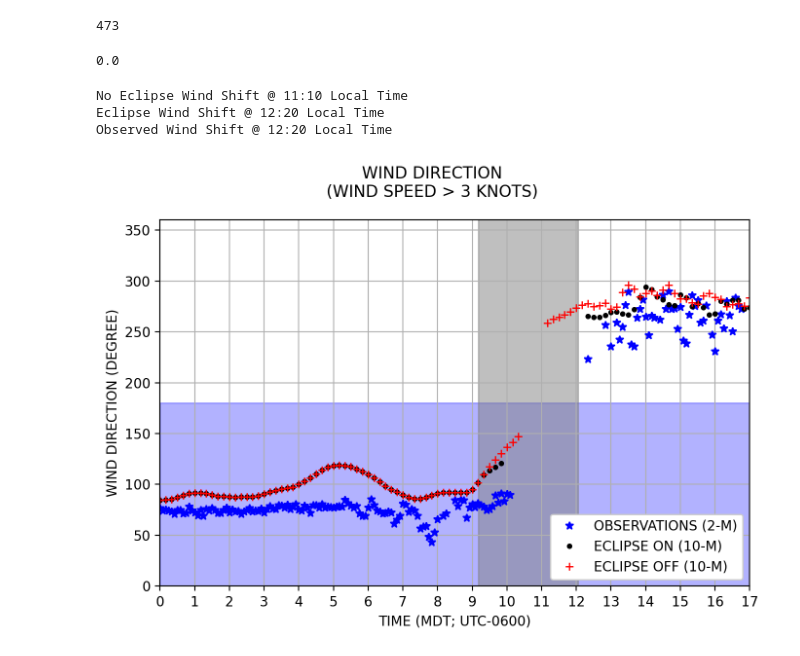
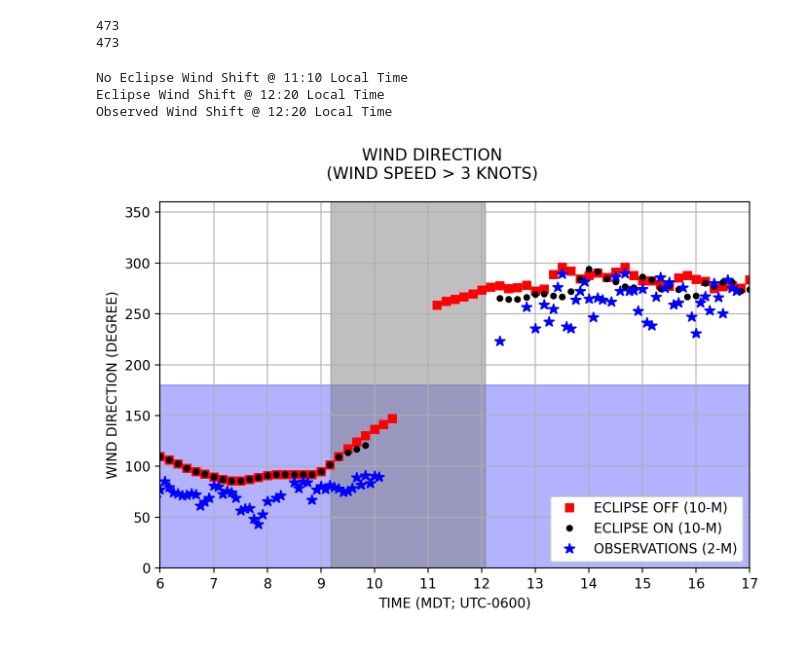
Before and after one commit to jwmarquis/Eclipse_Mountain_Valley_Circulation, a Jupyter notebook: surface_obs.ipynb, the cells around one changed output. Cells and saved outputs as stored; diff of their text form; code cells hidden in the pictures.

Commit message:
Update After Revision
Include maps, wind speed, KCEZ, and solar irrad.

```diff
--- a/surface_obs.ipynb
+++ b/surface_obs.ipynb
@@ -23,37 +23,34 @@ obs.TIMESTAMP = pd.to_datetime(obs.TIMESTAMP)
 dts = pd.to_datetime(obs.TIMESTAMP.values)
 dts = dts - timedelta(hours=6)
 
+
 obs = obs.set_index(dts)
 obs.drop(columns=["TIMESTAMP","RECORD","BattV","PTemp_C"],inplace=True)
 obs_dir = np.array(obs.WindDirect_deg.values).astype(float)*units('degree')
 obs_spd = np.array(obs.WindSpeed_ms.values).astype(float)*units('m/s')
+
 obs_u,obs_v = mpcalc.wind_components(obs_spd,obs_dir)
 obs['U_ms']=obs_u
 obs['V_ms']=obs_v
 
-#obs.drop(columns=['WindSpeed_ms','WindDirect_deg'])
 obs = obs.astype('float')
+obs_max = obs.resample('5min').max()
 obs = obs.resample('5min').mean()
 
 obs_dir = mpcalc.wind_direction(obs.U_ms.values*units('m/s'),obs.V_ms.values*units('m/s'))
 obs_spd = mpcalc.wind_speed(obs.U_ms.values*units('m/s'),obs.V_ms.values*units('m/s'))
 
+obs_irr = np.array(obs_max.Solar_W_m2.values).astype(float)*units('W/m^2')
+
 obs_dir = obs_dir.magnitude.astype(float)
 obs_spd = obs_spd.magnitude.astype(float)
-
-#print(obs_dir)
-
-#obs_dir = np.array(obs.WindDirect_deg.values).astype(float)
-#obs_spd = np.array(obs.WindSpeed_ms.values).astype(float)
-
-#print(obs_dir)
 
 dts = pd.to_datetime(obs.index.values)
 
 obs_hours = np.array([((i.day-14)*24)+(i.hour)+(i.minute/60) for i in dts])
-print(len(obs_hours))
 # %% [output]
 473
+473
 # %%
 d01_fname = "wrfout_d01_2023-10-11_00:00:00"
 d02_fname = "wrfout_d02_2023-10-11_00:00:00"
@@ -79,6 +76,9 @@ v_eclipse_d03 = wrf.destagger(wrf.destagger(v_eclipse_d03,1),2)
 hgt_d03 = getvar(nc_eclipse_d03,"HGT")
 times = getvar(nc_eclipse_d03,"Times",timeidx=ALL_TIMES)
 
+irr_eclipse_d03 = getvar(nc_eclipse_d03,"SWDOWN",timeidx=ALL_TIMES)
+irr_no_eclipse_d03 = getvar(nc_no_eclipse_d03,"SWDOWN",timeidx=ALL_TIMES)
+
 u_no_eclipse_d03 = getvar(nc_no_eclipse_d03,"U10",timeidx=ALL_TIMES)
 v_no_eclipse_d03 = getvar(nc_no_eclipse_d03,"V10",timeidx=ALL_TIMES)
 
@@ -87,16 +87,10 @@ v_no_eclipse_d03 = wrf.destagger(wrf.destagger(v_no_eclipse_d03,1),2)
 
 lats, lons = latlon_coords(hgt_d03)
 cart_proj = get_cartopy(hgt_d03)
+
+dts = pd.to_datetime((times.values),format="%Y-%m-%dT%H:%M:%S.%f")
+dts = dts - timedelta(hours=6)
+hours = (((dts.day-14)*24)+dts.hour+dts.minute/60)
-# %%
-dts = pd.to_datetime((times.values),format="%Y-%m-%dT%H:%M:%S.%f")
-dts = dts - timedelta(hours=6)
-hours = (((dts.day-14)*24)+dts.hour+dts.minute/60)
-
-print(hours[468])
-
-#2023-10-11T00:20:00.000000000
-# %% [output]
-0.0
 # %%
 #bilinear interp to location
 pccc_lon = -108.43834
@@ -159,44 +166,54 @@ spd_no_eclipse_pccc = (u_no_eclipse_pccc**2 + v_no_eclipse_pccc**2)**(1/2)
 dir_eclipse_pccc = mpcalc.wind_direction(u_eclipse_pccc*units('m/s'),v_eclipse_pccc*units('m/s'))
 dir_no_eclipse_pccc = mpcalc.wind_direction(u_no_eclipse_pccc*units('m/s'),v_no_eclipse_pccc*units('m/s'))
 # %%
+minimum=3
 fig = plt.figure(figsize=(7,5),dpi=200)
-mask_eclipse = np.where(spd_eclipse_pccc*1.94384<3)
-mask_no_eclipse = np.where(spd_no_eclipse_pccc*1.94384<3)
-mask_obs = np.where(obs_spd*1.94384<3)
+mask_eclipse = np.where(spd_eclipse_pccc*1.94384<minimum)
+mask_abv_eclipse = np.where(spd_eclipse_pccc*1.94384>=minimum)
+mask_no_eclipse = np.where(spd_no_eclipse_pccc*1.94384<minimum)
+mask_abv_no_eclipse = np.where(spd_no_eclipse_pccc*1.94384>=minimum)
+mask_obs = np.where(obs_spd*1.94384<minimum)
+mask_abv_obs = np.where(obs_spd*1.94384>=minimum)
+dir_eclipse_pccc_slow = np.copy(dir_eclipse_pccc)
 dir_eclipse_pccc[mask_eclipse] = np.nan
+dir_eclipse_pccc_slow[mask_abv_eclipse] = np.nan
+dir_no_eclipse_pccc_slow = np.copy(dir_no_eclipse_pccc)
 dir_no_eclipse_pccc[mask_no_eclipse] = np.nan
+dir_no_eclipse_pccc_slow[mask_abv_no_eclipse] = np.nan
 dir_obs_masked = np.copy(obs_dir)
 dir_obs_masked[mask_obs] = np.nan
+dir_obs_slow = np.copy(obs_dir)
+dir_obs_slow[mask_abv_obs] = np.nan
 
 first_ind = np.where(dir_no_eclipse_pccc[468:650].magnitude>180)[0][0]
 first_time = hours[468+first_ind]
 print("No Eclipse Wind Shift @ %02i:%02i Local Time"%(int(first_time),round(60*(first_time-int(first_time)))))
 first_ind = np.where(dir_eclipse_pccc[468:650].magnitude>180)[0][0]
 first_time = hours[468+first_ind]
 print("Eclipse Wind Shift @ %02i:%02i Local Time"%(int(first_time),round(60*(first_time-int(first_time)))))
 first_ind = np.where((obs_hours>0) & (dir_obs_masked>180))[0][0]
 first_time = obs_hours[first_ind]
 print("Observed Wind Shift @ %02i:%02i Local Time"%(int(first_time),round(60*(first_time-int(first_time)))))
 
 
 ax=plt.subplot(111)
-ax.plot(obs_hours,dir_obs_masked,'*b',label='OBSERVATIONS (2-M)')
-ax.plot(hours[468:650],dir_eclipse_pccc[468:650],'.k',label='ECLIPSE ON (10-M)')
-ax.plot(hours[468:650],dir_no_eclipse_pccc[468:650],'+r',label='ECLIPSE OFF (10-M)')
+ax.plot(hours[468:650],dir_no_eclipse_pccc[468:650],'s',markeredgecolor='r',markerfacecolor='r',markersize=6,label='ECLIPSE OFF (10-M)')
+ax.plot(hours[468:650],dir_eclipse_pccc[468:650],'.',markeredgecolor='k',markerfacecolor='k',markersize=8,label='ECLIPSE ON (10-M)')
+ax.plot(obs_hours,dir_obs_masked,'*',markeredgecolor='b',markerfacecolor='b',markersize=8,label=f'OBSERVATIONS (2-M)')
 plt.legend(facecolor='w',framealpha=1,loc="lower right")
 ax.fill_between(hours[468:650],0,180,color='b',alpha=0.3)
 ax.axvspan(9.18,12.06,0,360,color='gray',alpha=0.5)
 plt.ylim(0,360)
-plt.xlim(0,17)
-ax.set_xticks(range(18))
+plt.xlim(6,17)
+ax.set_xticks(range(6,18))
 plt.grid()
-fig.suptitle('WIND DIRECTION\n(WIND SPEED > 3 KNOTS)')
+fig.suptitle(f'WIND DIRECTION\n(WIND SPEED > {minimum} KNOTS)')
 plt.ylabel('WIND DIRECTION (DEGREE)')
 plt.xlabel('TIME (MDT; UTC-0600)')
 fig.tight_layout()
 plt.savefig("wind_dir_10m.png",bbox_inches='tight')
 # %% [output]
 No Eclipse Wind Shift @ 11:10 Local Time
 Eclipse Wind Shift @ 12:20 Local Time
 Observed Wind Shift @ 12:20 Local Time
-[figure, old version]
+[figure, new version]
```
Also changed, not shown: parts of 9 cells of this notebook, 2 other files.
